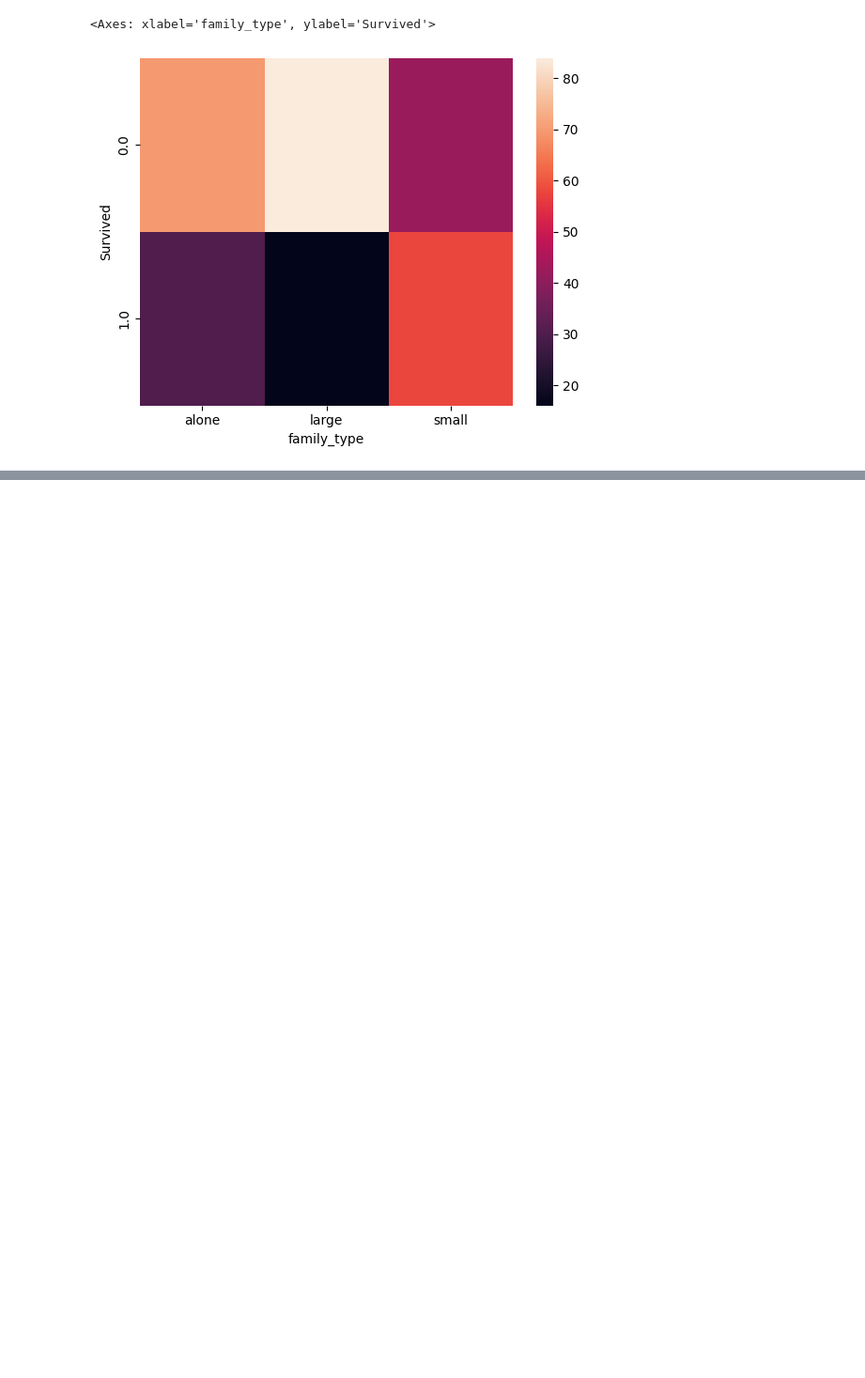
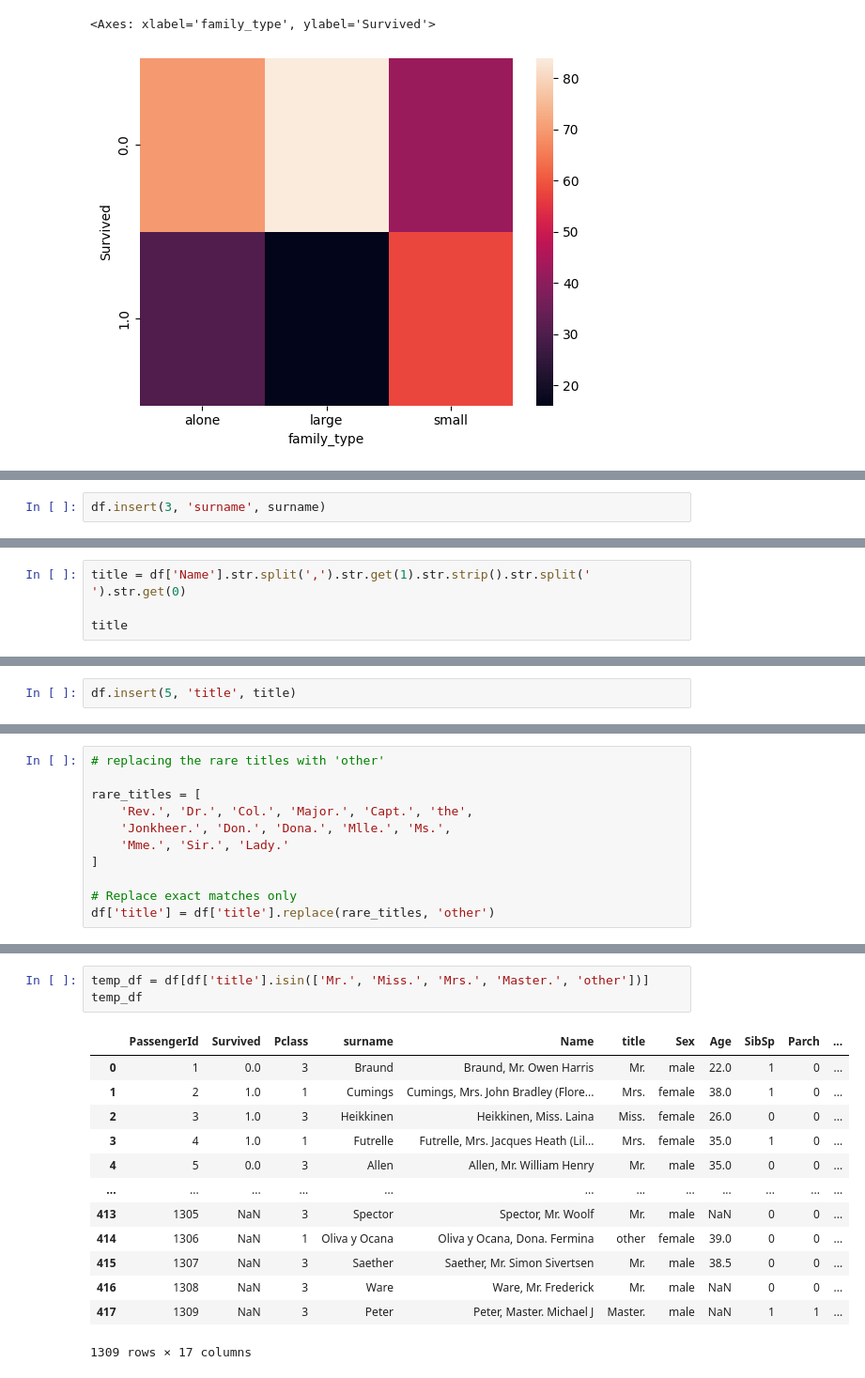
Before and after one commit to Muhammad-Waleed-Source/Exploratory-Data-Analysis, a Jupyter notebook: EDA.ipynb, the cells around one changed output, grey strips where cells are left out. Shown at 94% size. Drawn from its saved outputs; the diff is of its cells as text; blank space fills up the shorter version.

```diff
--- a/EDA.ipynb
+++ b/EDA.ipynb
@@ -822,0 +862,2 @@ sns.heatmap(pd.crosstab(df['Survived'], df['family_type'], normalize='columns')*
+# %%
+df.insert(3, 'surname', surname)
@@ -822,0 +873,4 @@ sns.heatmap(pd.crosstab(df['Survived'], df['family_type'], normalize='columns')*
+# %%
+title = df['Name'].str.split(',').str.get(1).str.strip().str.split(' ').str.get(0)
+
+title
@@ -822,0 +892,2 @@ sns.heatmap(pd.crosstab(df['Survived'], df['family_type'], normalize='columns')*
+# %%
+df.insert(5, 'title', title)
@@ -822,0 +925,11 @@ sns.heatmap(pd.crosstab(df['Survived'], df['family_type'], normalize='columns')*
+# %%
+# replacing the rare titles with 'other'
+
+rare_titles = [
+    'Rev.', 'Dr.', 'Col.', 'Major.', 'Capt.', 'the',
+    'Jonkheer.', 'Don.', 'Dona.', 'Mlle.', 'Ms.',
+    'Mme.', 'Sir.', 'Lady.'
+]
+
+# Replace exact matches only
+df['title'] = df['title'].replace(rare_titles, 'other')
@@ -822,0 +954,17 @@ sns.heatmap(pd.crosstab(df['Survived'], df['family_type'], normalize='columns')*
+# %%
+temp_df = df[df['title'].isin(['Mr.', 'Miss.', 'Mrs.', 'Master.', 'other'])]
+temp_df
+# %% [output]
+|  | PassengerId | Survived | Pclass | surname | Name | title | Sex | Age | SibSp | Parch | ... |
+| 0 | 1 | 0.0 | 3 | Braund | Braund, Mr. Owen Harris | Mr. | male | 22.0 | 1 | 0 | ... |
+| 1 | 2 | 1.0 | 1 | Cumings | Cumings, Mrs. John Bradley (Flore... | Mrs. | female | 38.0 | 1 | 0 | ... |
+| 2 | 3 | 1.0 | 3 | Heikkinen | Heikkinen, Miss. Laina | Miss. | female | 26.0 | 0 | 0 | ... |
+| 3 | 4 | 1.0 | 1 | Futrelle | Futrelle, Mrs. Jacques Heath (Lil... | Mrs. | female | 35.0 | 1 | 0 | ... |
+| 4 | 5 | 0.0 | 3 | Allen | Allen, Mr. William Henry | Mr. | male | 35.0 | 0 | 0 | ... |
+| ... | ... | ... | ... | ... | ... | ... | ... | ... | ... | ... | ... |
+| 413 | 1305 | NaN | 3 | Spector | Spector, Mr. Woolf | Mr. | male | NaN | 0 | 0 | ... |
+| 414 | 1306 | NaN | 1 | Oliva y Ocana | Oliva y Ocana, Dona. Fermina | other | female | 39.0 | 0 | 0 | ... |
+| 415 | 1307 | NaN | 3 | Saether | Saether, Mr. Simon Sivertsen | Mr. | male | 38.5 | 0 | 0 | ... |
+| 416 | 1308 | NaN | 3 | Ware | Ware, Mr. Frederick | Mr. | male | NaN | 0 | 0 | ... |
+| 417 | 1309 | NaN | 3 | Peter | Peter, Master. Michael J | Master. | male | NaN | 1 | 1 | ... |
+1309 rows × 17 columns
```
Also changed, not shown: parts of 13 cells of this notebook.
